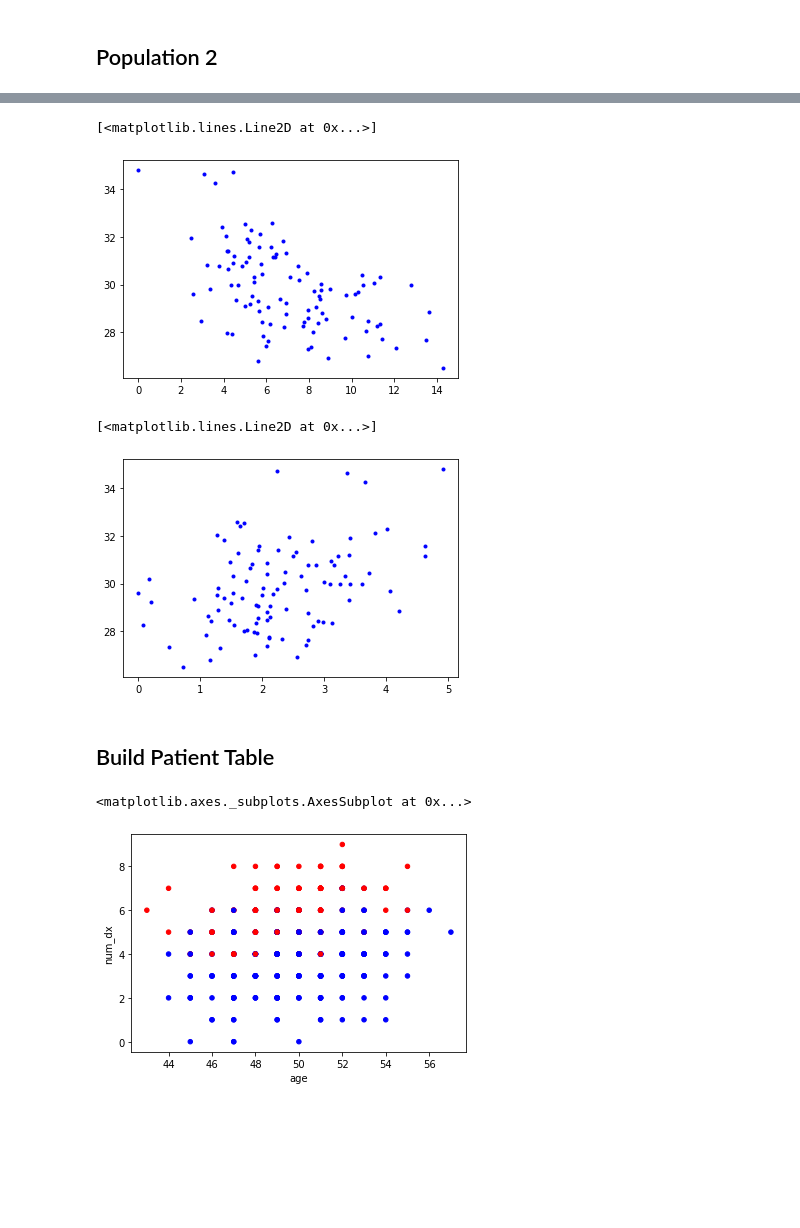
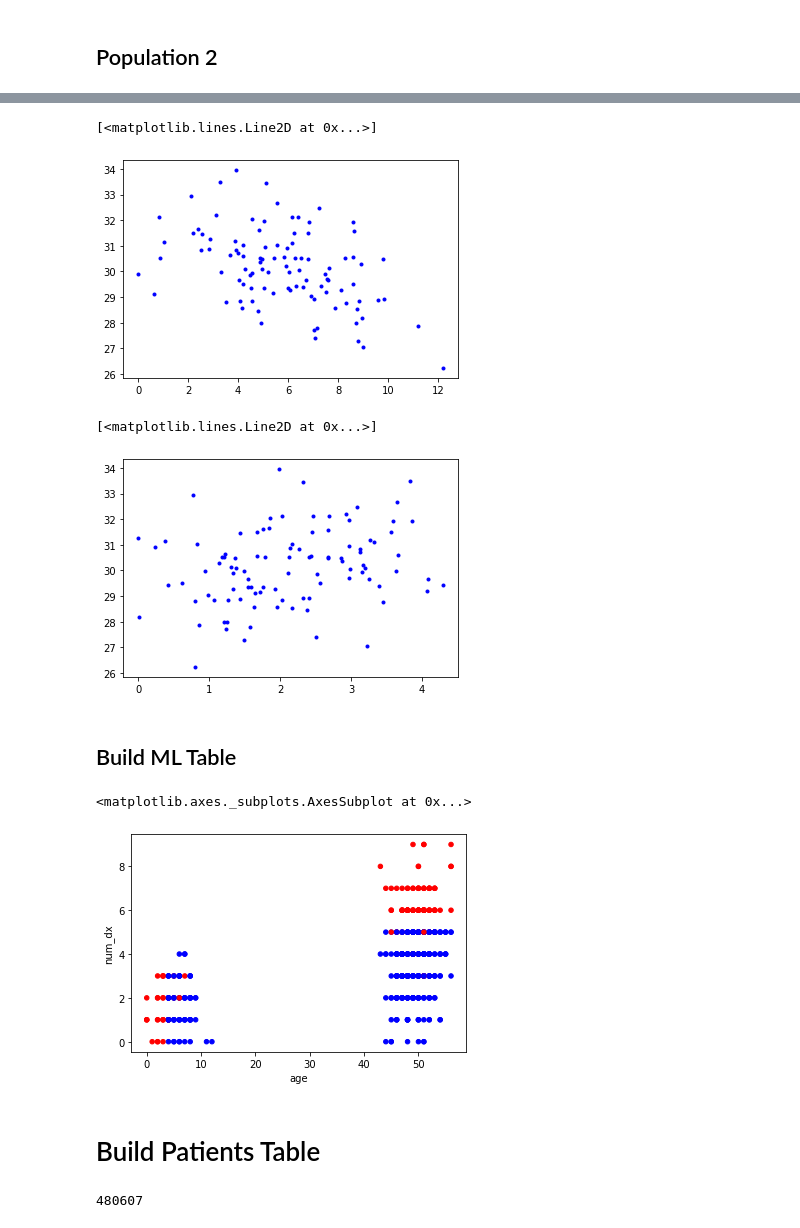
Before and after one commit to pmccaffrey6/introduction-to-healthcare-informatics, a Jupyter notebook: create-project-tables/create_project_tables.ipynb, the cells around one changed output, grey strips where cells are left out. Drawn from its saved outputs; the diff is of its cells as text; code cells hidden in the pictures; blank space fills up the shorter version.

Commit message:
patient populations

```diff
--- a/create-project-tables/create_project_tables.ipynb
+++ b/create-project-tables/create_project_tables.ipynb
@@ -30,9 +31,9 @@ num_samples = 400
 
 
 r = np.array([
-        [  6.00,  0.75, -0.25],
-        [ 0.75,  2.50,  2.50],
-        [ -0.25,  2.50,  4.00]
+        [ 6.00, 0.75, 0.50],
+        [ 0.75, 2.50, 2.50],
+        [ 0.50, 2.50, 4.00]
     ])
 
 # Generate samples from three independent normally distributed random
@@ -119,7 +120,7 @@ num_samples = 100
 
 
 r = np.array([
-        [  6.00,  -1.5, -0.5],
+        [  6.00,  -2.5, -0.5],
         [ 0.0,  1.00,  0.50],
         [ -1.5,  0.50,  2.50]
     ])
@@ -182,19 +183,48 @@ plot(ages_pop_2, num_dx_pop_2, 'b.')
 plot(ages_pop_2, visit_minutes_pop_2, 'b.')
 # %% [output]
 [<matplotlib.lines.Line2D at 0x...>]
-[figure, old version]
+[figure, new version]
 # %%
 plot(num_dx_pop_2, visit_minutes_pop_2, 'b.')
 # %% [output]
 [<matplotlib.lines.Line2D at 0x...>]
-[figure, old version]
+[figure, new version]
 # %% [markdown]
-## Build Patient Table
+## Build ML Table
 # %%
 patients_df = pd.DataFrame(data={'age':np.append(ages_pop_1,ages_pop_2).astype(int),
                    'num_dx':np.append(num_dx_pop_1,num_dx_pop_2).astype(int),
                    'visit_minutes':np.append(visit_minutes_pop_1,visit_minutes_pop_2).astype(int)})
 
+
+
+###
+# Nudge visit duration to adjust signal in ML model
+###
+def nudge_minutes(row):
+    if row['num_dx']>=6:
+        return row['visit_minutes'] + 5
+    elif row['num_dx']<6:
+        return row['visit_minutes'] - 1
+
+patients_df['visit_minutes'] = patients_df.apply(lambda row: nudge_minutes(row), axis=1)
+
+
+###
+# Confuse length and num_dx in kids
+###
+def nudge_minutes_peds(row):
+    if row['age']<=3:
+        return row['visit_minutes'] + 20
+    else:
+        return row['visit_minutes']
+
+patients_df['visit_minutes'] = patients_df.apply(lambda row: nudge_minutes_peds(row), axis=1)
+
+
+###
+# Add 'long' and 'short' visit labels
+###
 def label_duration(row):
     if row['visit_minutes'] <= 30:
         return 'short'
@@ -205,9 +235,9 @@ patients_df['visit_class'] = patients_df.apply(lambda row: label_duration(row),
 # %%
 color_dict = {'long': '#FF0000', 'short': '#0000FF'}
 
-patients_df = patients_df[patients_df['age']>40]
+#patients_df = patients_df[patients_df['age']>40]
 patients_df.plot.scatter(x='age', y='num_dx',
                          c=[color_dict[x] for x in patients_df['visit_class'].values])
 # %% [output]
 <matplotlib.axes._subplots.AxesSubplot at 0x...>
-[figure, old version]
+[figure, new version]
@@ -213,0 +246,6 @@ patients_df.plot.scatter(x='age', y='num_dx',
+# %% [markdown]
+# Build Patients Table
+# %%
+randint(100000, 999999)
+# %% [output]
+480607
```
Also changed, not shown: parts of 8 cells of this notebook, 1 other file.
